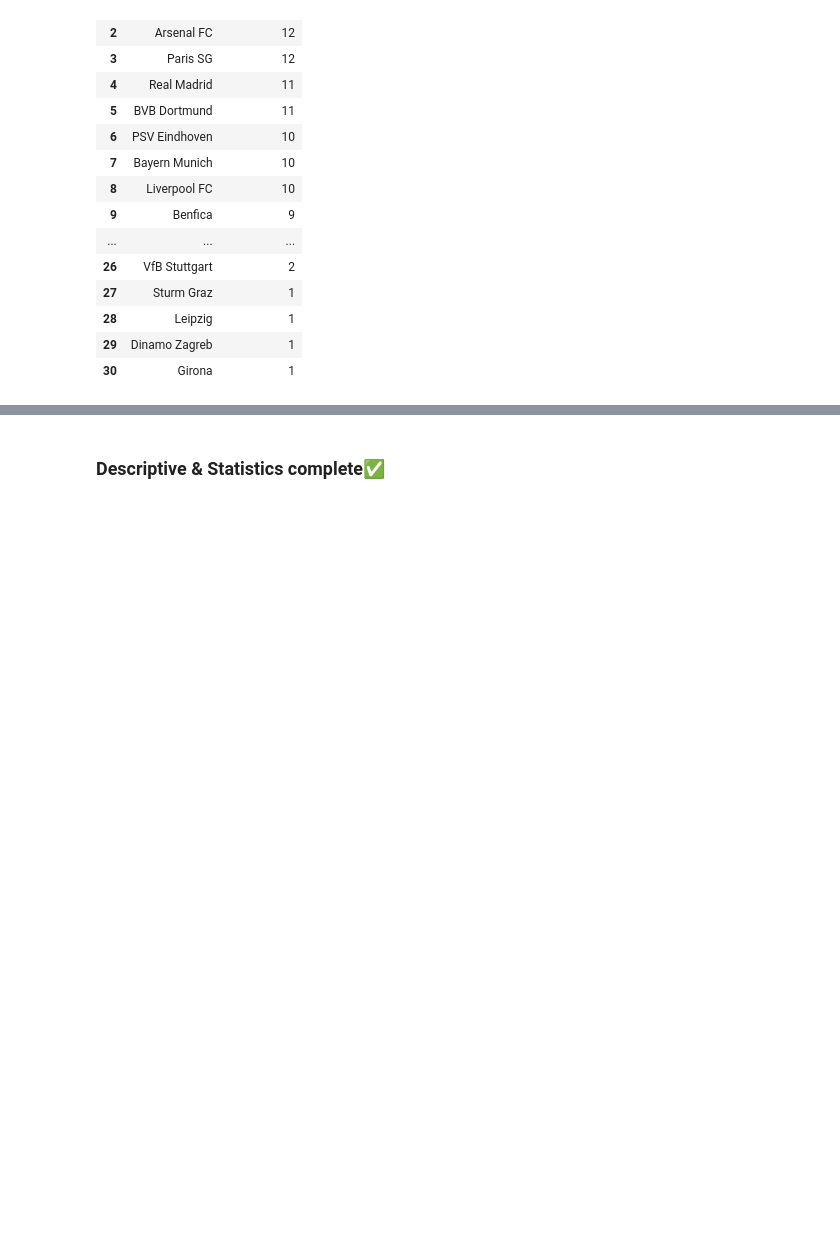
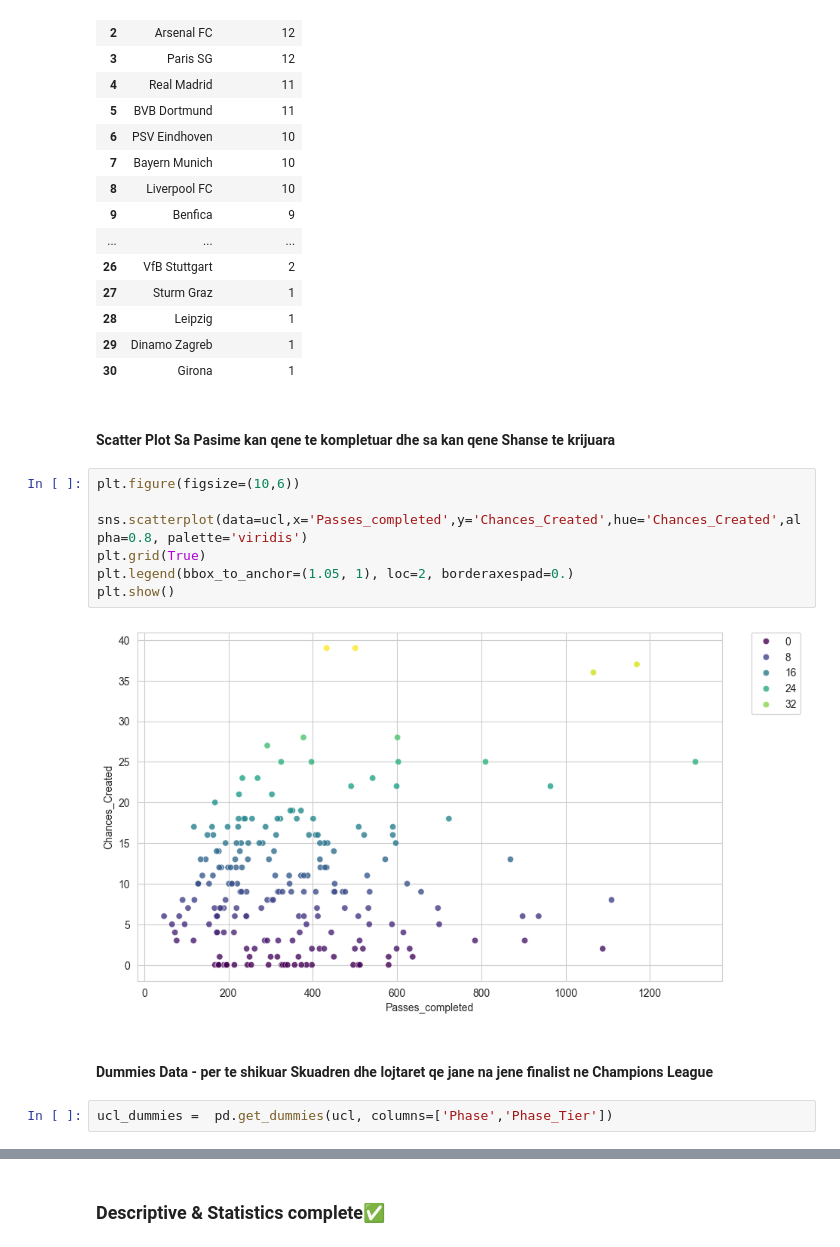
Before and after one commit to ArberKuqi/PythonDataScience_Project, a Jupyter notebook: ChampionsData/DataAnalysis/02-Descriptive_statistics.ipynb, the cells around one changed output, grey strips where cells are left out. Drawn from its saved outputs; the diff is of its cells as text; blank space fills up the shorter version.

```diff
--- a/ChampionsData/DataAnalysis/02-Descriptive_statistics.ipynb
+++ b/ChampionsData/DataAnalysis/02-Descriptive_statistics.ipynb
@@ -751,3 +749,18 @@ ucl['Team'].value_counts().reset_index(name='players_num')
 | 28 | Leipzig | 1 |
 | 29 | Dinamo Zagreb | 1 |
 | 30 | Girona | 1 |
+# %% [markdown]
+#### Scatter Plot Sa Pasime kan qene te kompletuar dhe sa kan qene Shanse te krijuara
+# %%
+plt.figure(figsize=(10,6))
+
+sns.scatterplot(data=ucl,x='Passes_completed',y='Chances_Created',hue='Chances_Created',alpha=0.8, palette='viridis')
+plt.grid(True)
+plt.legend(bbox_to_anchor=(1.05, 1), loc=2, borderaxespad=0.)
+plt.show()
+# %% [output]
+[figure, added]
+# %% [markdown]
+#### Dummies Data - per te shikuar Skuadren dhe lojtaret qe jane na jene finalist ne Champions League
+# %%
+ucl_dummies =  pd.get_dummies(ucl, columns=['Phase','Phase_Tier'])
```
Also changed, not shown: parts of 32 cells of this notebook, 1 other file.
